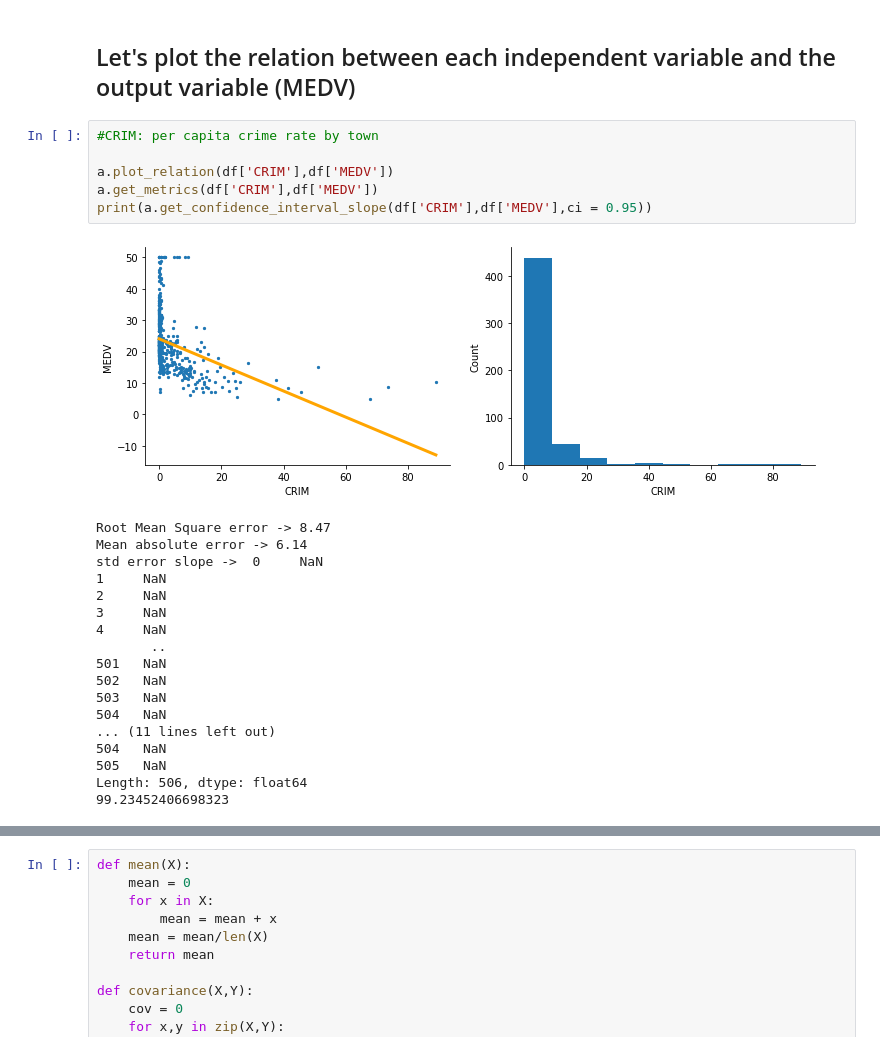
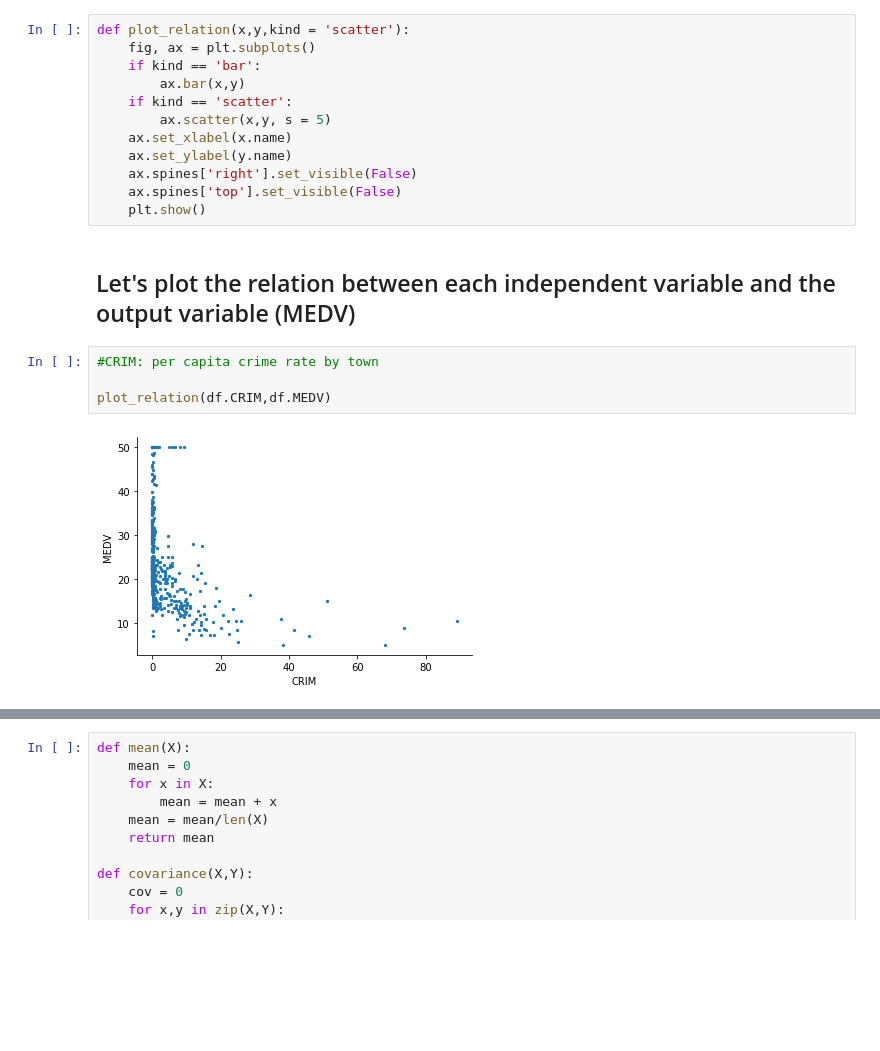
Before and after one commit to bereznik/Boston-House-Pricing, a Jupyter notebook: eda.ipynb, the cells around one changed output, grey strips where cells are left out. Cells and saved outputs as stored; diff of their text form; blank space fills up the shorter version.

Commit message:
Revert "added Linear Regression class with standard errors, confidence intervals and p values"
This reverts commit 5ddd69845182be214b87e2a9d6712f772cdb28e7.

```diff
--- a/eda.ipynb
+++ b/eda.ipynb
@@ -98,30 +15,23 @@ a = LinearRegression()
+# %%
+def plot_relation(x,y,kind = 'scatter'):
+    fig, ax = plt.subplots()
+    if kind == 'bar':
+        ax.bar(x,y)
+    if kind == 'scatter':
+        ax.scatter(x,y, s = 5)
+    ax.set_xlabel(x.name)
+    ax.set_ylabel(y.name)
+    ax.spines['right'].set_visible(False)
+    ax.spines['top'].set_visible(False)
+    plt.show()
 # %% [markdown]
 ## Let's plot the relation between each independent variable and the output variable (MEDV)
 # %%
 #CRIM: per capita crime rate by town
 
-a.plot_relation(df['CRIM'],df['MEDV'])
-a.get_metrics(df['CRIM'],df['MEDV'])
-print(a.get_confidence_interval_slope(df['CRIM'],df['MEDV'],ci = 0.95))
+plot_relation(df.CRIM,df.MEDV)
 # %% [output]
-[figure, old version]
+[figure, new version]
-Root Mean Square error -> 8.47
-Mean absolute error -> 6.14
-std error slope ->  0     NaN
-1     NaN
-2     NaN
-3     NaN
-4     NaN
-       ..
-501   NaN
-502   NaN
-503   NaN
-504   NaN
-... (11 lines left out)
-504   NaN
-505   NaN
-Length: 506, dtype: float64
-99.23452406698323
 # %%
 # ZN: proportion of residential land zoned for lots over 25,000 sq.ft.
 
```
Also changed, not shown: parts of 24 cells of this notebook.
